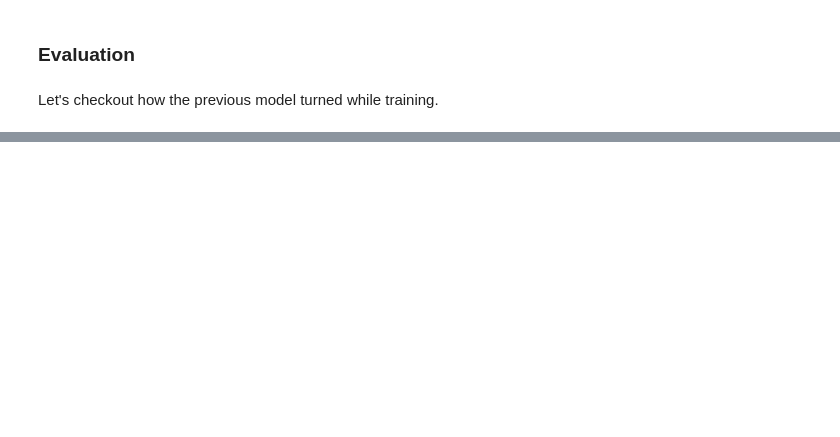
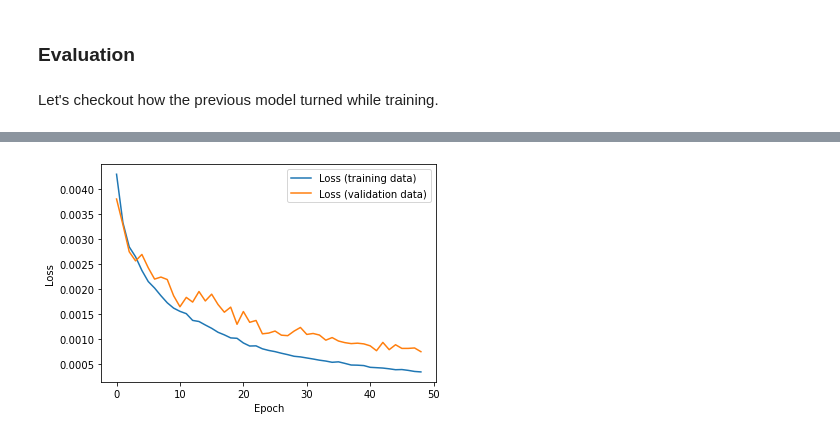
Before and after one commit to MrGeislinger/clone-driving-behavior, a Jupyter notebook: model.ipynb, the cells around one changed output, grey strips where cells are left out. Saved outputs shown, nothing was run; the diff lists cells and outputs as text; code cells hidden in the pictures; blank space fills up the shorter version.

```diff
--- a/model.ipynb
+++ b/model.ipynb
@@ -229,8 +229,8 @@ X_train, X_valid, y_train, y_valid = sklearn.model_selection.train_test_split(
 # %% [markdown]
 ### Generators for both train and validation sets
 # %%
-train_generator = data_generator(X_train, y_train, batch_size=64)
-valid_generator = data_generator(X_valid, y_valid, batch_size=64)
+train_generator = data_generator(X_train, y_train, batch_size=256)
+valid_generator = data_generator(X_valid, y_valid, batch_size=256)
 # %% [markdown]
 # Model
 # %% [markdown]
@@ -253,14 +253,16 @@ model_list = [
     keras.layers.MaxPooling2D(pool_size=2),
     DefaultConv2D(filters=36, kernel_size=5),
     keras.layers.MaxPooling2D(pool_size=2),
+    keras.layers.Dropout(0.4),  # Dropout to regularize
     DefaultConv2D(filters=48),
     keras.layers.MaxPooling2D(pool_size=2),
     DefaultConv2D(filters=64),
     keras.layers.MaxPooling2D(pool_size=2),
+    keras.layers.Dropout(0.4),  # Dropout to regularize
     # Fully connected network
     keras.layers.Flatten(),
     keras.layers.Dense(units=1024, activation='relu'),
-#     keras.layers.Dropout(0.2),  # Dropout to regularize
+    keras.layers.Dropout(0.2),  # Dropout to regularize
     keras.layers.Dense(units=128, activation='relu'),
 #     keras.layers.Dropout(0.2),  # Dropout to regularize
     keras.layers.Dense(units=64, activation='relu'),
@@ -304,11 +306,10 @@ Trainable params: 6,761,909
 Non-trainable params: 0
 _________________________________________________________________
 # %%
-# Allow early stopping after not changing significantly
-stop_after_5_no_change = keras.callbacks.EarlyStopping(
+# Allow early stopping after not changing
+stop_after_8_no_change = keras.callbacks.EarlyStopping(
     monitor='val_loss',
-    min_delta=0.0001,
-    patience=5,
+    patience=8,
     restore_best_weights=True
 )
 # %%
@@ -316,10 +317,10 @@ history = model.fit(
     x=train_generator,
     y=None, # Since using a generator
     batch_size=None, # Since using a generator
-    epochs=30,
+    epochs=50,
     steps_per_epoch=128, # Ideal: steps*batch_size = # of images
     validation_data=valid_generator,
     validation_steps=32,
-    callbacks=[stop_after_5_no_change]
+    callbacks=[stop_after_8_no_change]
 )
 # %% [output]
@@ -353,0 +373,9 @@ eval_model(model, history, X_test, y_test)
+# %%
+# Ignore the first epoch since it's typically very high compared to the rest
+plt.plot(history.history['loss'][1:], label='Loss (training data)')
+plt.plot(history.history['val_loss'][1:], label='Loss (validation data)')
+plt.ylabel('Loss')
+plt.xlabel('Epoch')
+plt.legend(loc='upper right')
+plt.show()
+# %% [output]
@@ -354,2 +384,3 @@ eval_model(model, history, X_test, y_test)
+[figure, added]
 # %%
 model.save('model.h5')
```
Also changed, not shown: parts of 5 cells of this notebook.
